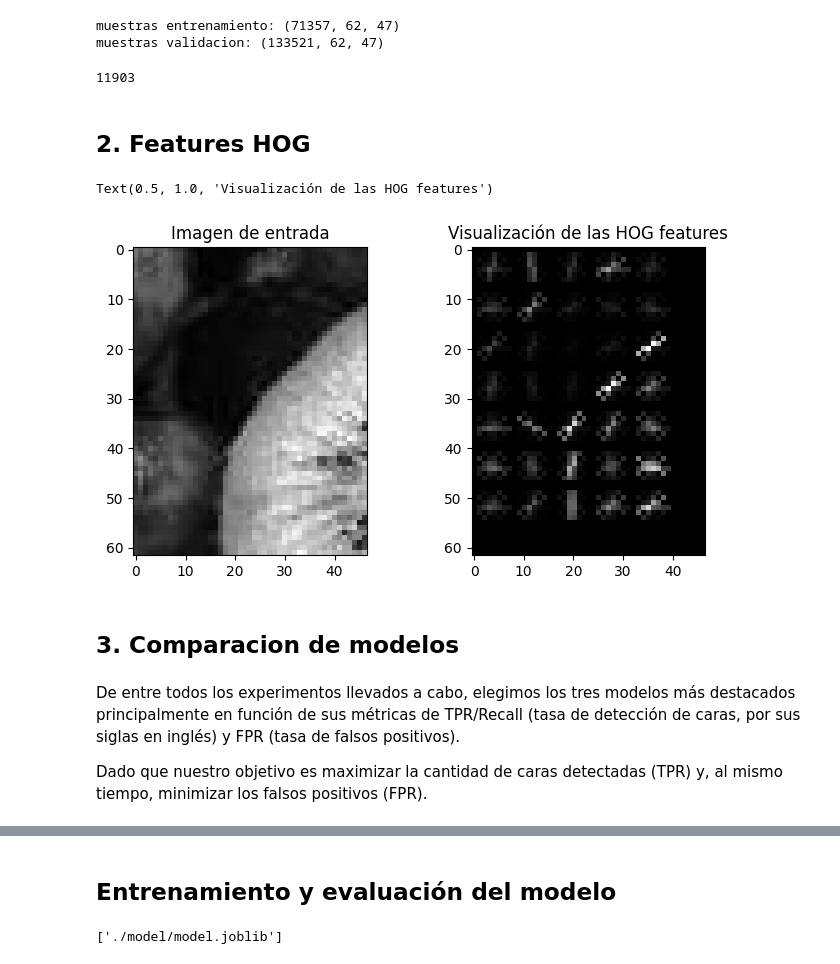
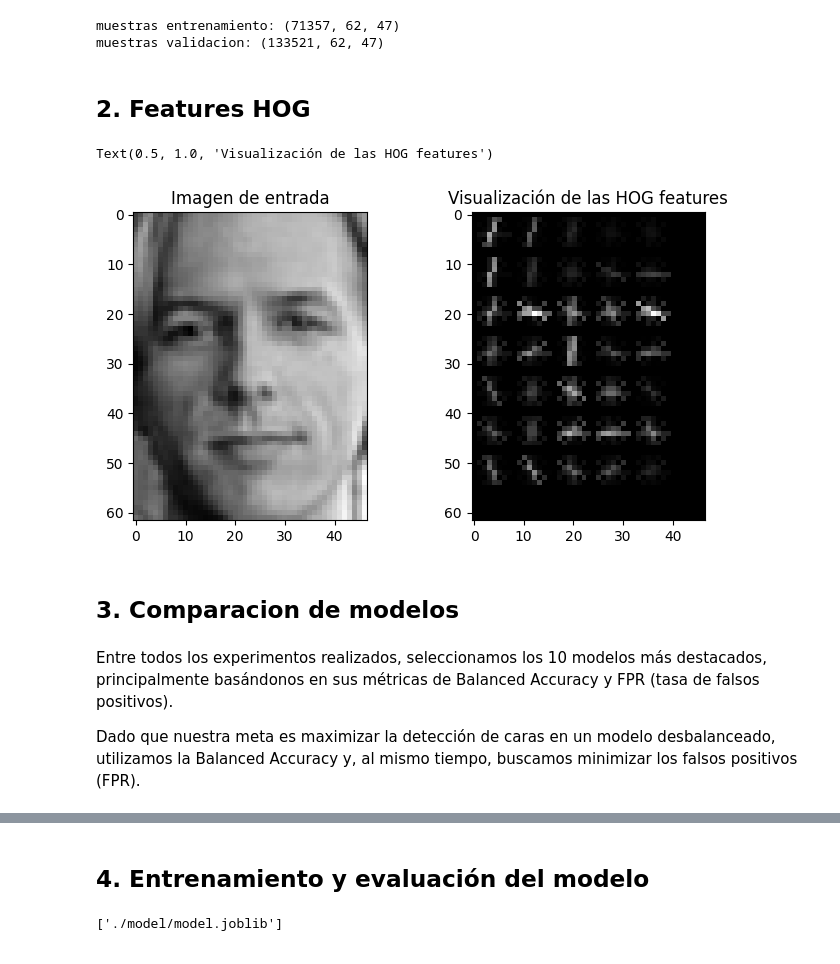
Before and after one commit to rde-armas/mode-2023, a Jupyter notebook: entrega_final/Laboratorio_mode.ipynb, the cells around one changed output, grey strips where cells are left out. Saved outputs shown, nothing was run; the diff lists cells and outputs as text; code cells hidden in the pictures.

```diff
--- a/entrega_final/Laboratorio_mode.ipynb
+++ b/entrega_final/Laboratorio_mode.ipynb
@@ -17,15 +17,6 @@ print(f'muestras validacion: {X_test.shape}')
 # %% [output]
 muestras entrenamiento: (71357, 62, 47)
 muestras validacion: (133521, 62, 47)
-# %%
-i = 0
-for j in y_train:
-    if j == 1:
-        i = i +1
-
-print(i)
-# %% [output]
-11903
 # %% [markdown]
 ## 2. Features HOG
 # %%
@@ -33,24 +24,24 @@ from skimage import feature, data, color
 import matplotlib.pyplot as plt
 import numpy as np
 # %%
-muestra_ejemplo = X_train[0]
-hog_features, hog_vis = feature.hog(muestra_ejemplo, visualize=True, feature_vector=False)
+muestra_ejemplo = carga.positive_patches()[58]
+hog_features, hog_vis = feature.hog(muestra_ejemplo, visualize=True)
 
 fig, ax = plt.subplots(1, 2, figsize=(8, 4))
 ax[0].imshow(muestra_ejemplo, cmap='gray')
 ax[0].set_title('Imagen de entrada')
 
 ax[1].imshow(hog_vis, cmap='gray')
 ax[1].set_title('Visualización de las HOG features')
 # %% [output]
 Text(0.5, 1.0, 'Visualización de las HOG features')
-[figure, old version]
+[figure, new version]
 # %% [markdown]
 ## 3. Comparacion de modelos
 # %% [markdown]
- De entre todos los experimentos llevados a cabo, elegimos los tres modelos más destacados principalmente en función de sus métricas de TPR/Recall (tasa de detección de caras, por sus siglas en inglés) y FPR (tasa de falsos positivos).
+Entre todos los experimentos realizados, seleccionamos los 10 modelos más destacados, principalmente basándonos en sus métricas de Balanced Accuracy y FPR (tasa de falsos positivos).
 
-Dado que nuestro objetivo es maximizar la cantidad de caras detectadas (TPR) y, al mismo tiempo, minimizar los falsos positivos (FPR).
+Dado que nuestra meta es maximizar la detección de caras en un modelo desbalanceado, utilizamos la Balanced Accuracy y, al mismo tiempo, buscamos minimizar los falsos positivos (FPR).
 # %%
 import pandas as pd
 import tabulate
@@ -130,3 +98,3 @@ print(tabulate.tabulate(results, headers, tablefmt="grid"))
 # %% [markdown]
-## Entrenamiento y evaluación del modelo
+## 4. Entrenamiento y evaluación del modelo
 # %%
```
Also changed, not shown: parts of 35 cells of this notebook, 3 other files.
